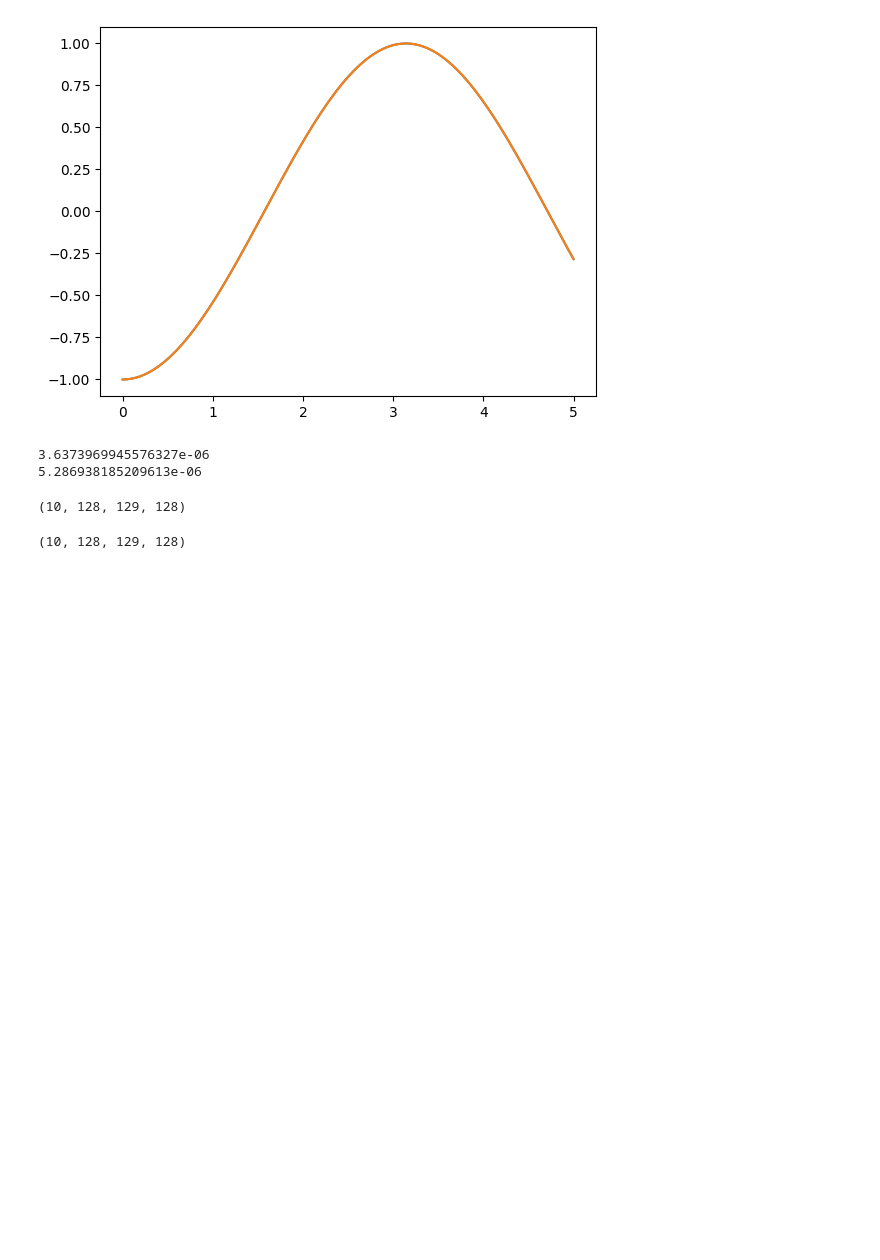
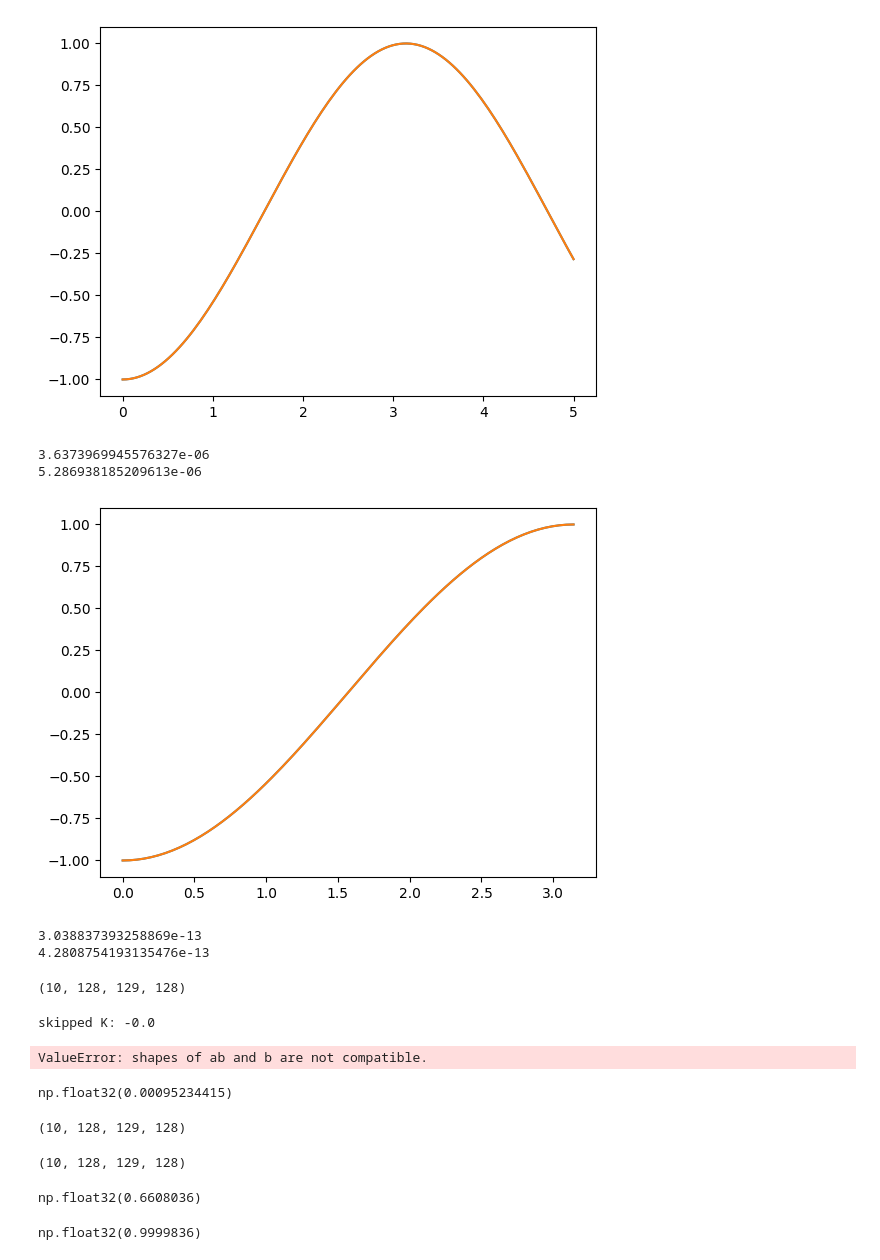
Before and after one commit to kz2wd/flow-diffuse, a Jupyter notebook: check_q-pressure.ipynb, the cells around one changed output. Cells and saved outputs as stored; diff of their text form; code cells hidden in the pictures; blank space fills up the shorter version.

Commit message:
Good progress on pressure, uniform analytical case is good, investigate stretching

```diff
--- a/check_q-pressure.ipynb
+++ b/check_q-pressure.ipynb
@@ -489,6 +340,55 @@ print(rel_rmse(comp, targ))
 [figure]
 3.6373969945576327e-06
 5.286938185209613e-06
+# %%
+# https://www.incompact3d.com/uploads/5/8/7/2/58724623/_user_guide_incompact3d_v2.pdf
+# Citation:
+# L E.,F V. L S.,2011 Straigh forward high-order numerical dissipation via the viscous term for Direct and Large Eddy Simulatin, J.Comp.Phys.,230(9),3270-3275.
+# Solve system: A . x = rhs
+def derive_compact_2nd_degree_6th_order_neumann(field, direction, d):
+    if len(field.shape) > 1:
+        # Rhs is flat so bc would be bad for sure
+        raise Warning("Untested case, expected to fail")
+    x = np.moveaxis(field, direction, 0)
+    shape_reordered = x.shape
+    rhs = np.zeros_like(x)
+    length = field.shape[direction]
+    A = np.zeros((3, x.shape[0]))
+    alpha = 2 / 11
+    a = 12 / 11
+    b = 3 / 11
+    # Build x with neumann bc, f_0 -> f_2, f_-1 -> f_3, f"_0 -> f"_2
+    # here f is the field function, ranging from 1 to nx included
+    xn = np.pad(x, pad_width=2, mode="reflect")
+    rhs[:] = a * (xn[3:-1] - 2 * xn[2:-2] + xn[1:-3]) / (d * d) + b * (xn[4:] - 2 * xn[2:-2] + xn[0:-4]) / (4 * d * d)
+
+    A[0, 2:] = alpha
+    A[1, :] = 1
+    A[2, :-2] = alpha
+    A[0, 1] = 2 * alpha
+    A[2, -2] = 2 * alpha
+
+    rhs_reshaped = rhs.reshape(length, -1)
+    field_prime_reshaped = solve_banded((1, 1), A, rhs_reshaped)
+    field_prime_reshaped = field_prime_reshaped.reshape(shape_reordered)
+    field_prime = np.moveaxis(field_prime_reshaped, 0, direction)
+    return field_prime
+# %%
+r = 128
+L = np.pi
+d = L / (r - 1)
+x = np.linspace(0, L, r)
+comp = derive_compact_2nd_degree_6th_order_neumann(np.cos(x), 0, d)
+targ = -np.cos(x)
+plt.plot(x, comp)
+plt.plot(x, targ)
+plt.show()
+print(rmse(comp, targ))
+print(rel_rmse(comp, targ))
+# %% [output]
+[figure, added]
+3.038837393258869e-13
+4.2808754193135476e-13
 # %%
 Q.shape
 # %% [output]
@@ -499,4 +395,0 @@ fourier_right_side = np.fft.fftn(right_side, axes=(1, 3))
-# %%
-fourier_right_side.shape
-# %% [output]
-(10, 128, 129, 128)
@@ -540,0 +453,26 @@ def pressure_solve(channel, Q):
+# %%
+p = pressure_solve(channel, data[:, 3])
+# p = pressure_solve(channel, Q)
+# %% [output]
+skipped K: -0.0
+ValueError: shapes of ab and b are not compatible.
+# %%
+np.abs(p.imag).sum()
+# %% [output]
+np.float32(0.00095234415)
+# %%
+data[:, 4].shape
+# %% [output]
+(10, 128, 129, 128)
+# %%
+p.real.shape
+# %% [output]
+(10, 128, 129, 128)
+# %%
+rmse(p.real, data[:, 4])
+# %% [output]
+np.float32(0.6608036)
+# %%
+rel_rmse(p.real, data[:, 4])
+# %% [output]
+np.float32(0.9999836)
```
Also changed, not shown: parts of 54 cells of this notebook.
